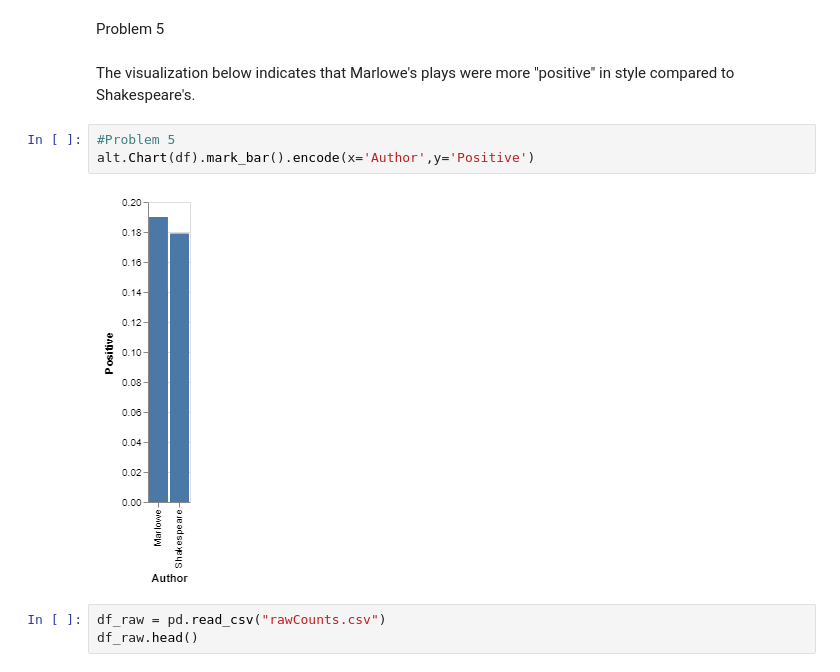
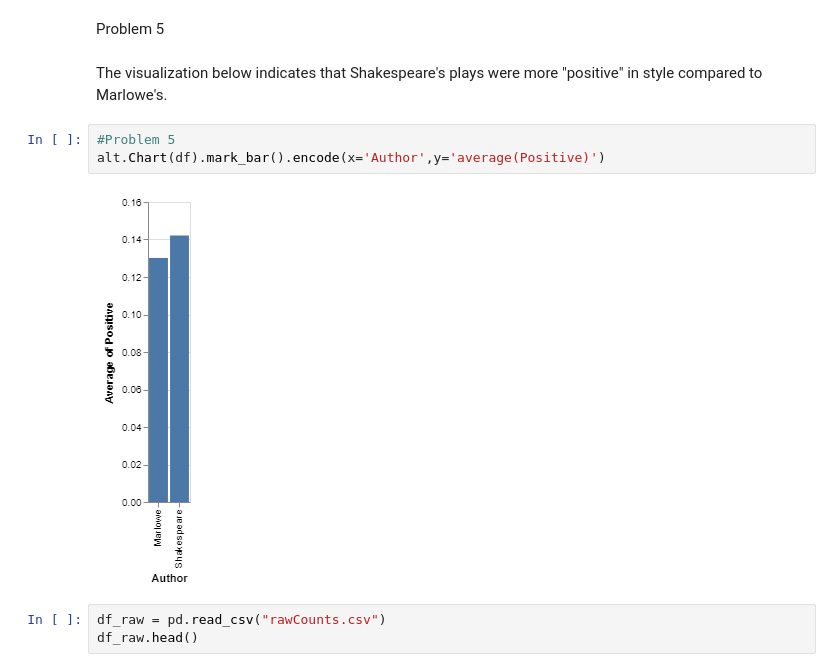
Before and after one commit to INFO3401/problem-set-11-lubo4991, a Jupyter notebook: Problem set 11 code.ipynb, the cells around one changed output. Cells and saved outputs as stored; diff of their text form.

```diff
--- a/Problem set 11 code.ipynb
+++ b/Problem set 11 code.ipynb
@@ -23,12 +25,12 @@ df.head()
 # %% [markdown]
 Problem 5
 # %% [markdown]
-The visualization below indicates that Marlowe's plays were more "positive" in style compared to Shakespeare's.
+The visualization below indicates that Shakespeare's plays were more "positive" in style compared to Marlowe's.
 # %%
 #Problem 5
-alt.Chart(df).mark_bar().encode(x='Author',y='Positive')
+alt.Chart(df).mark_bar().encode(x='Author',y='average(Positive)')
 # %% [output]
-[figure, old version]
+[figure, new version]
 # %%
 df_raw = pd.read_csv("rawCounts.csv")
 df_raw.head()
```
Also changed, not shown: parts of 10 cells of this notebook.
